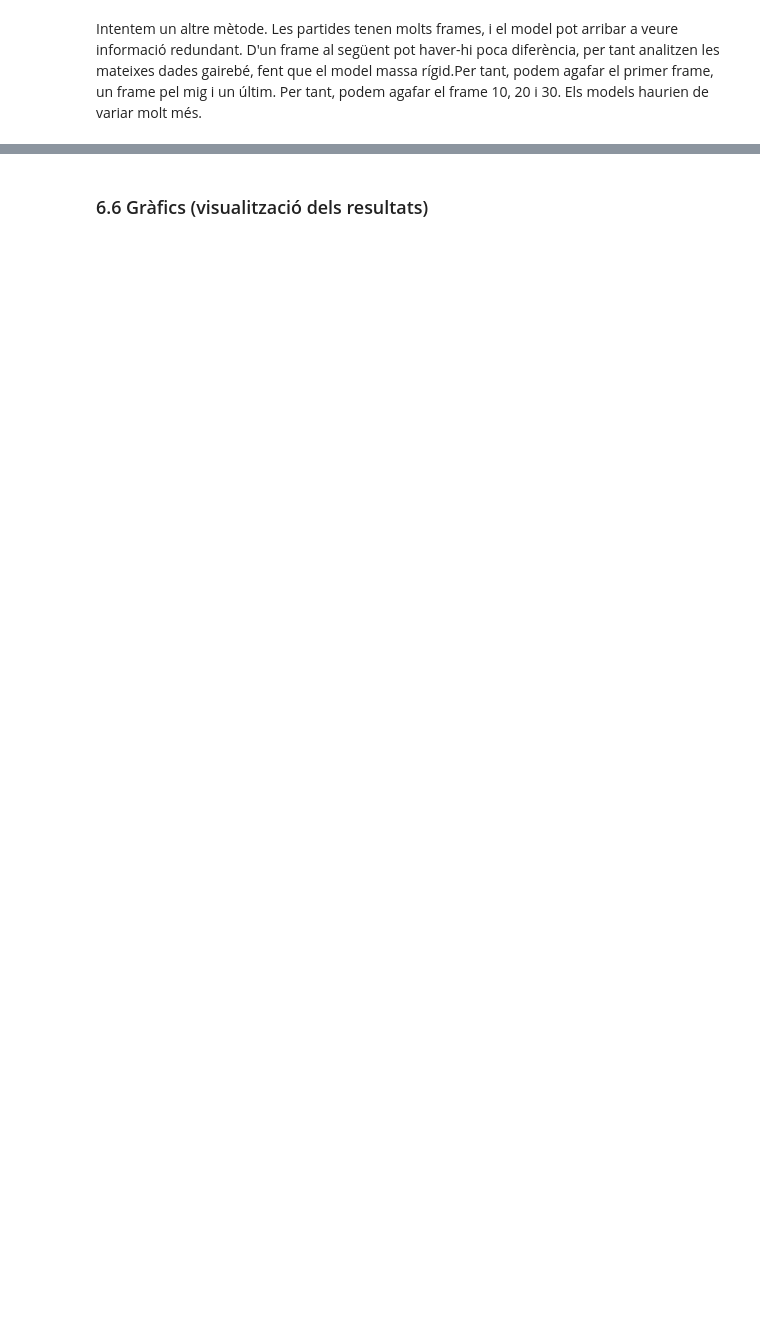
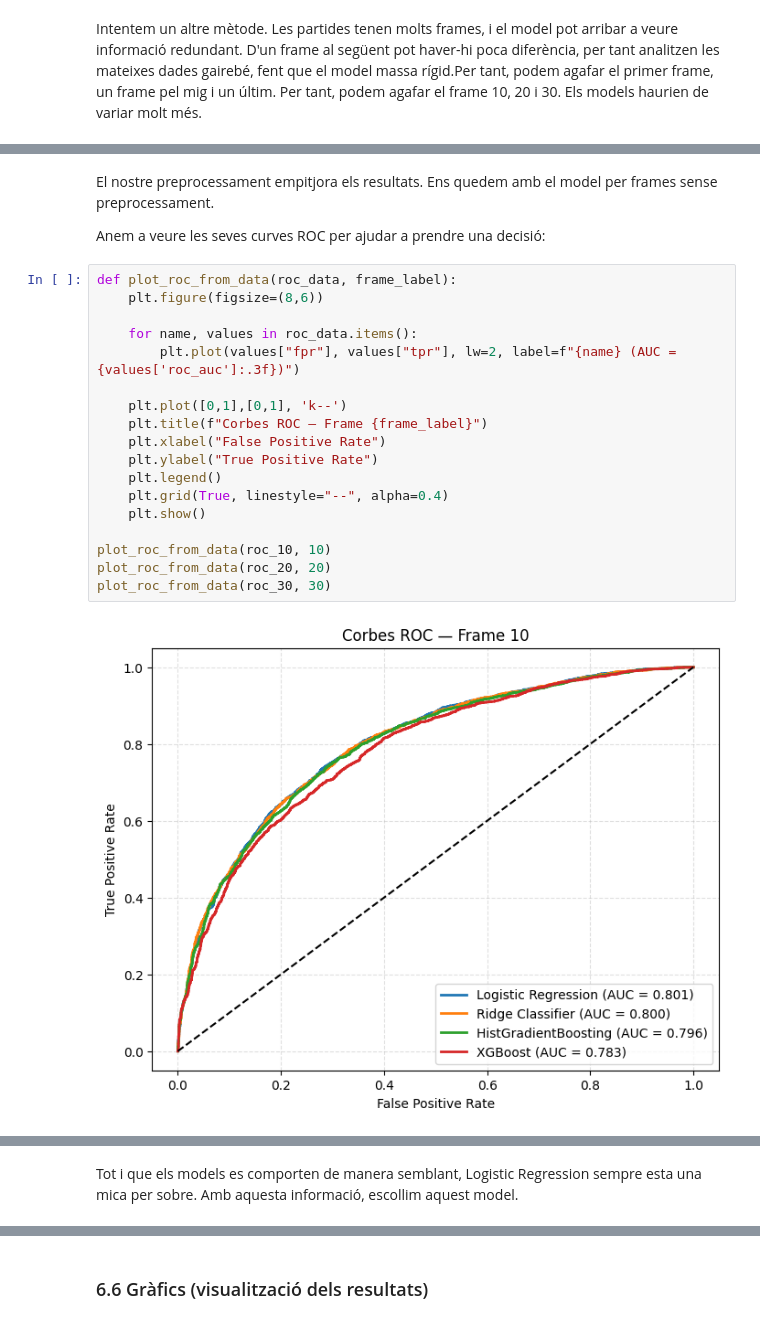
Before and after one commit to NIU1634990/kaggle_lol, a Jupyter notebook: kaggle.ipynb, the cells around one changed output, grey strips where cells are left out. Saved outputs shown, nothing was run; the diff lists cells and outputs as text; blank space fills up the shorter version.

```diff
--- a/kaggle.ipynb
+++ b/kaggle.ipynb
@@ -1319,0 +1572,24 @@ df_30 = df[df["frame"] == 30]
+# %% [markdown]
+El nostre preprocessament empitjora els resultats. Ens quedem amb el model per frames sense preprocessament.
+
+Anem a veure les seves curves ROC per ajudar a prendre una decisió:
+# %%
+def plot_roc_from_data(roc_data, frame_label):
+    plt.figure(figsize=(8,6))
+
+    for name, values in roc_data.items():
+        plt.plot(values["fpr"], values["tpr"], lw=2, label=f"{name} (AUC = {values['roc_auc']:.3f})")
+
+    plt.plot([0,1],[0,1], 'k--')
+    plt.title(f"Corbes ROC — Frame {frame_label}")
+    plt.xlabel("False Positive Rate")
+    plt.ylabel("True Positive Rate")
+    plt.legend()
+    plt.grid(True, linestyle="--", alpha=0.4)
+    plt.show()
+
+plot_roc_from_data(roc_10, 10)
+plot_roc_from_data(roc_20, 20)
+plot_roc_from_data(roc_30, 30)
+# %% [output]
+[figure, added]
@@ -1320,2 +1598,4 @@ df_30 = df[df["frame"] == 30]
+# %% [markdown]
+Tot i que els models es comporten de manera semblant, Logistic Regression sempre esta una mica per sobre. Amb aquesta informació, escollim aquest model.
 # %% [markdown]
 ### 6.5 Entrenament del millor model
```
Also changed, not shown: parts of 16 cells of this notebook.
